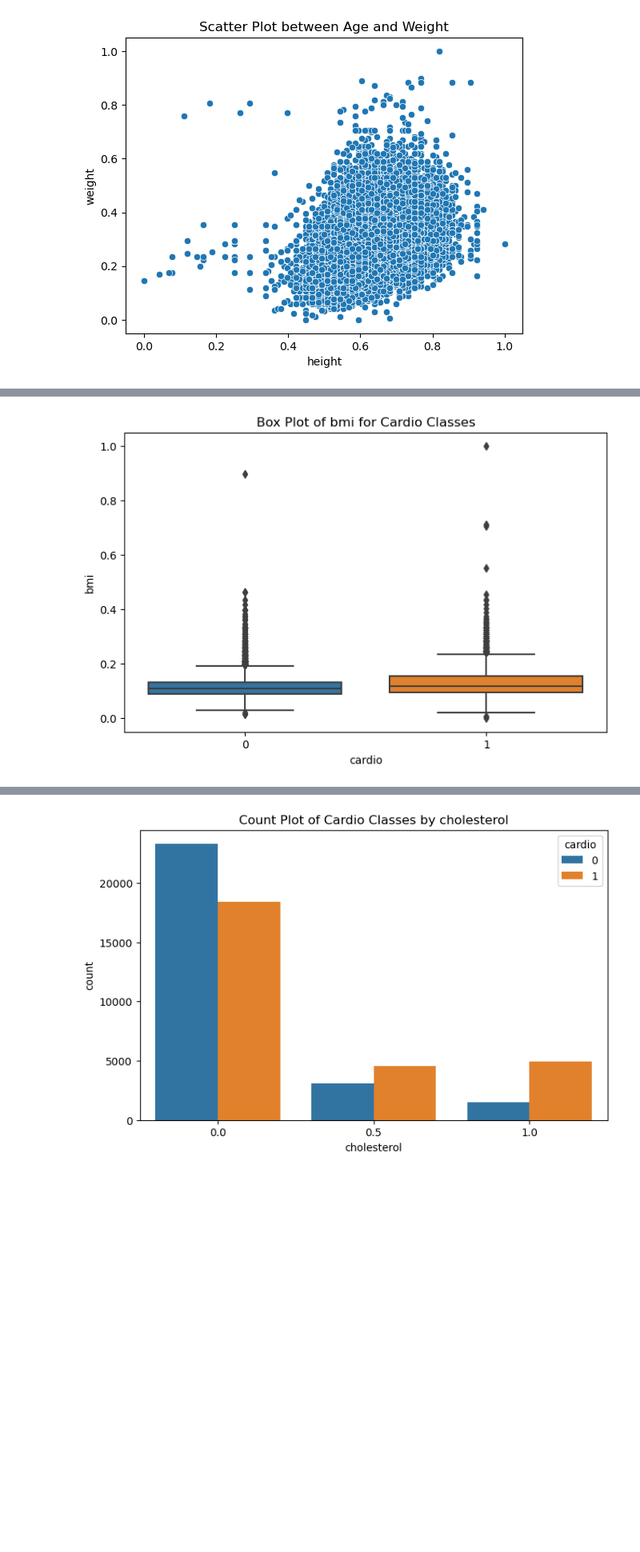
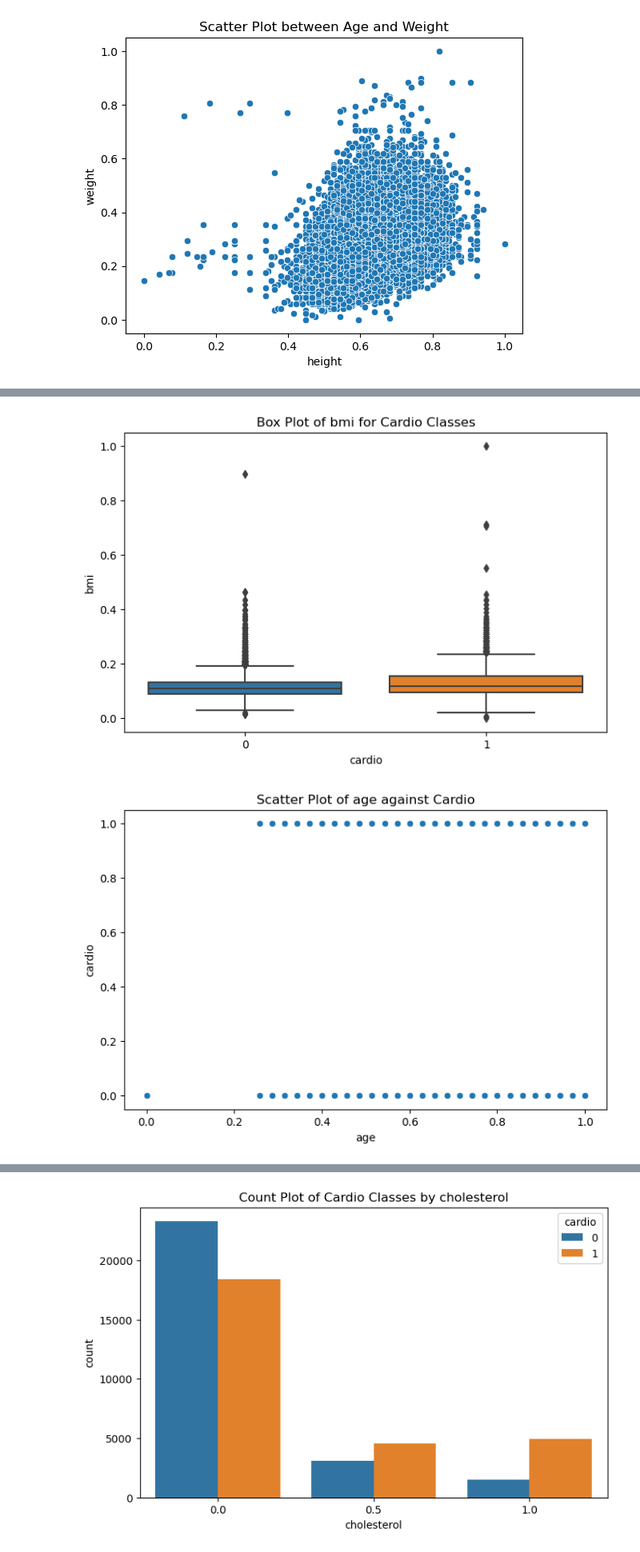
Before and after one commit to prakash-pun/heart-disease-prediction, a Jupyter notebook: notebooks/bivariate analysis_gaurav singh.ipynb, the cells around one changed output, grey strips where cells are left out. Shown at 80% size. Cells and saved outputs as stored; diff of their text form; code cells hidden in the pictures; blank space fills up the shorter version.

Commit message:
tried scatter in numeric values too

```diff
--- a/notebooks/bivariate analysis_gaurav singh.ipynb
+++ b/notebooks/bivariate analysis_gaurav singh.ipynb
@@ -91,16 +91,23 @@ plt.show()
 # %%
 
 # Numerical features
 numerical_features = ['age', 'height', 'weight', 'bp_high', 'bp_lo', 'bmi']
 for feature in numerical_features:
     plt.figure(figsize=(8, 5))
     sns.boxplot(x='cardio', y=feature, data=data)
     plt.title(f'Box Plot of {feature} for Cardio Classes')
     plt.show()
+
+for feature in numerical_features:
+    plt.figure(figsize=(8, 5))
+    sns.scatterplot(x=feature, y='cardio', data=data)
+    plt.title(f'Scatter Plot of {feature} against Cardio')
+    plt.show()
 # %% [output]
 [figure]
 [figure]
 [figure]
 [figure]
 [figure]
 [figure]
+[figure, added]
```
Also changed, not shown: parts of 1 cell of this notebook.
